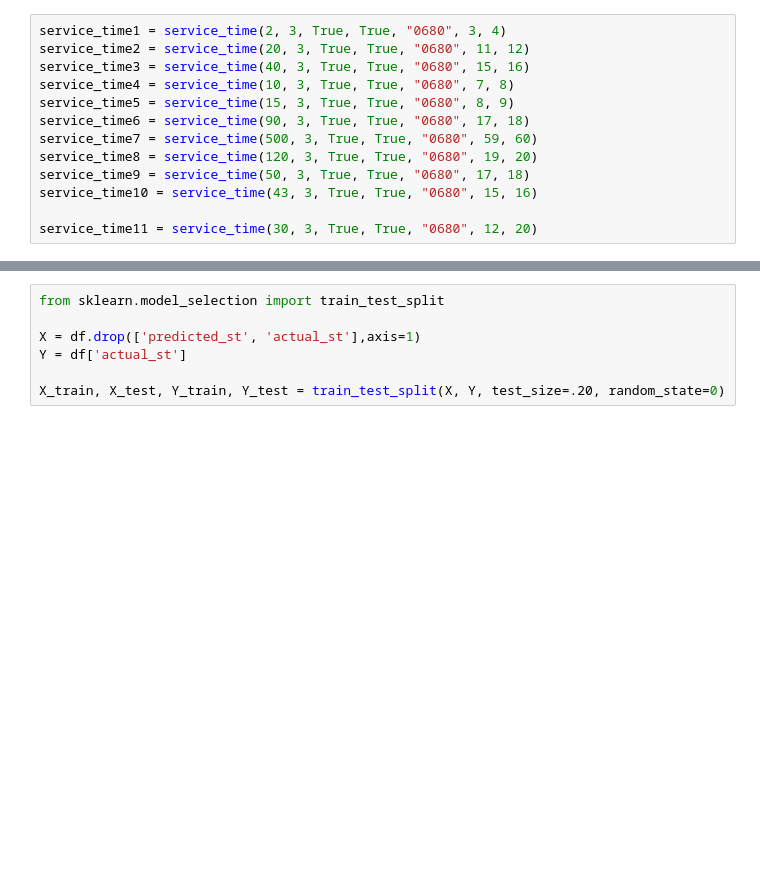
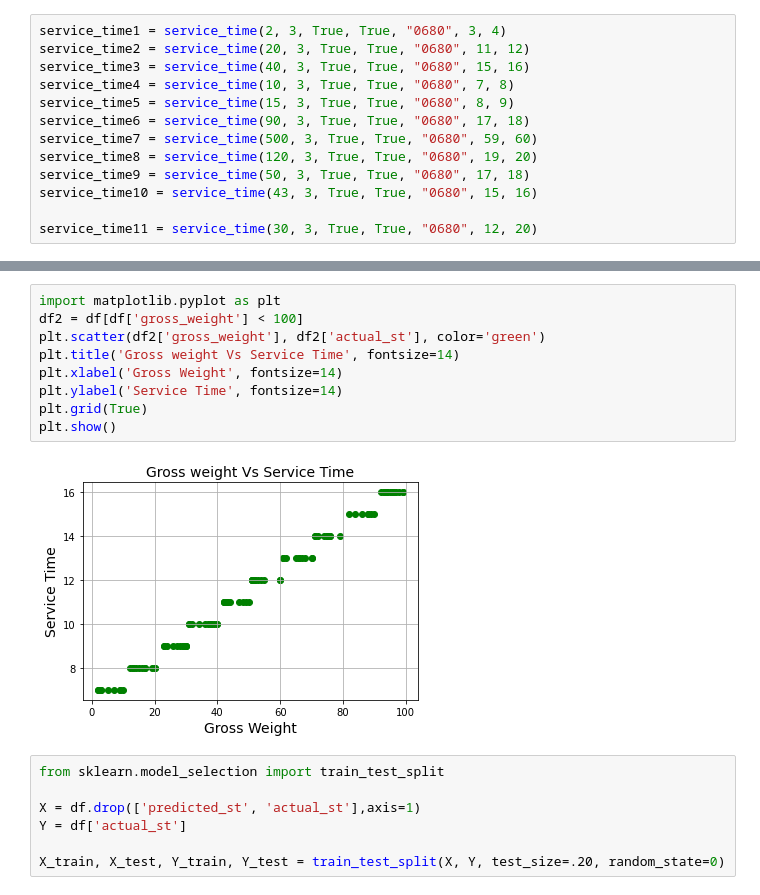
Before and after one commit to matsldar/AI_ServiceTime_Report, a Jupyter notebook: oneCustomer.ipynb, the cells around one changed output, grey strips where cells are left out. Drawn from its saved outputs; the diff is of its cells as text; blank space fills up the shorter version.

Commit message:
gross weight vs st

```diff
--- a/oneCustomer.ipynb
+++ b/oneCustomer.ipynb
@@ -48,3 +48,14 @@ df.tail()
+# %%
+import matplotlib.pyplot as plt
+df2 = df[df['gross_weight'] < 100]
+plt.scatter(df2['gross_weight'], df2['actual_st'], color='green')
+plt.title('Gross weight Vs Service Time', fontsize=14)
+plt.xlabel('Gross Weight', fontsize=14)
+plt.ylabel('Service Time', fontsize=14)
+plt.grid(True)
+plt.show()
+# %% [output]
+[figure, added]
 # %%
 from sklearn.model_selection import train_test_split
 
```
Also changed, not shown: parts of 9 cells of this notebook.
